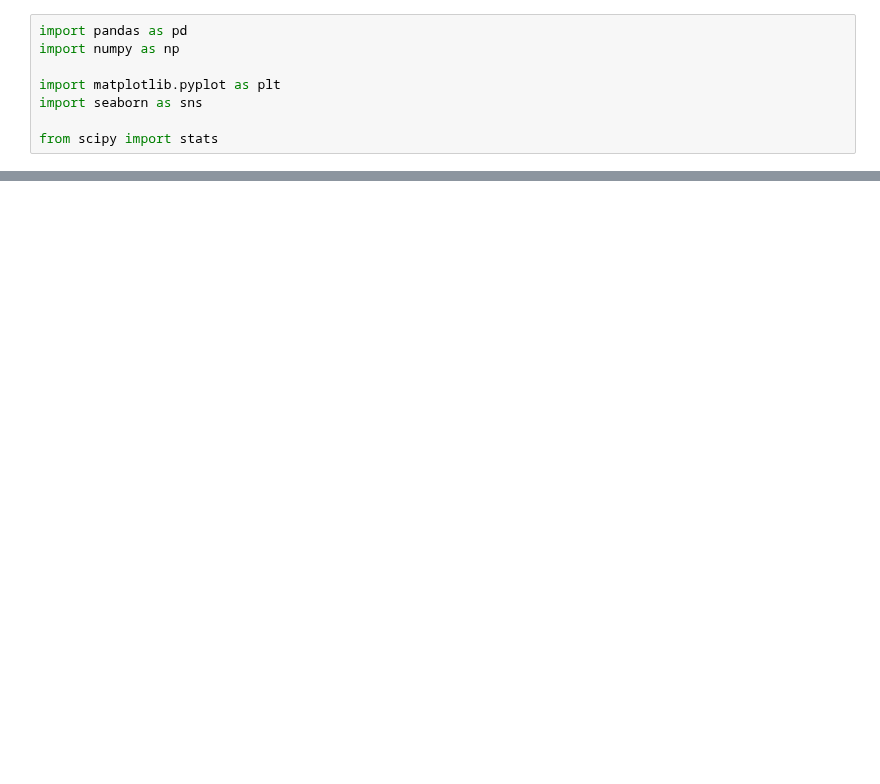
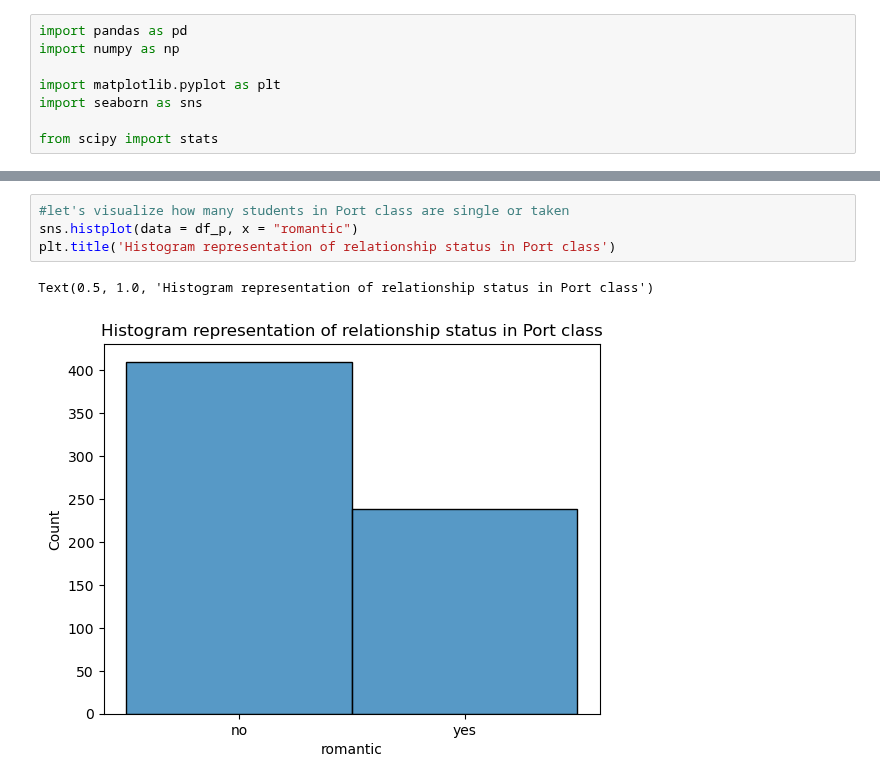
Before and after one commit to cshields164/end-of-phase1-project, a Jupyter notebook: code/01explore.ipynb, the cells around one changed output, grey strips where cells are left out. Saved outputs shown, nothing was run; the diff lists cells and outputs as text; blank space fills up the shorter version.

```diff
--- a/code/01explore.ipynb
+++ b/code/01explore.ipynb
@@ -161,0 +135,7 @@ sns.boxplot(data= df_m, x = cum_grades, y= "romantic")
+# %%
+#let's visualize how many students in Port class are single or taken
+sns.histplot(data = df_p, x = "romantic")
+plt.title('Histogram representation of relationship status in Port class')
+# %% [output]
+Text(0.5, 1.0, 'Histogram representation of relationship status in Port class')
+[figure, added]
```
Also changed, not shown: parts of 37 cells of this notebook, 11 other files.
